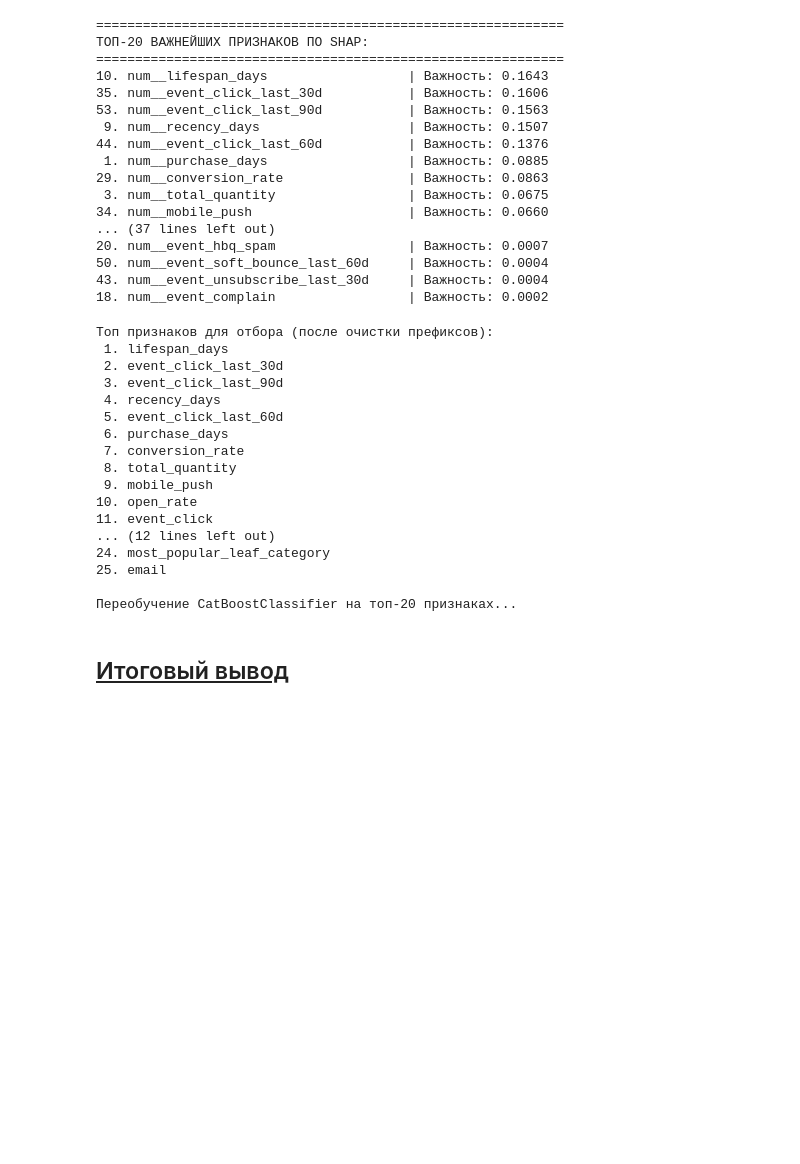
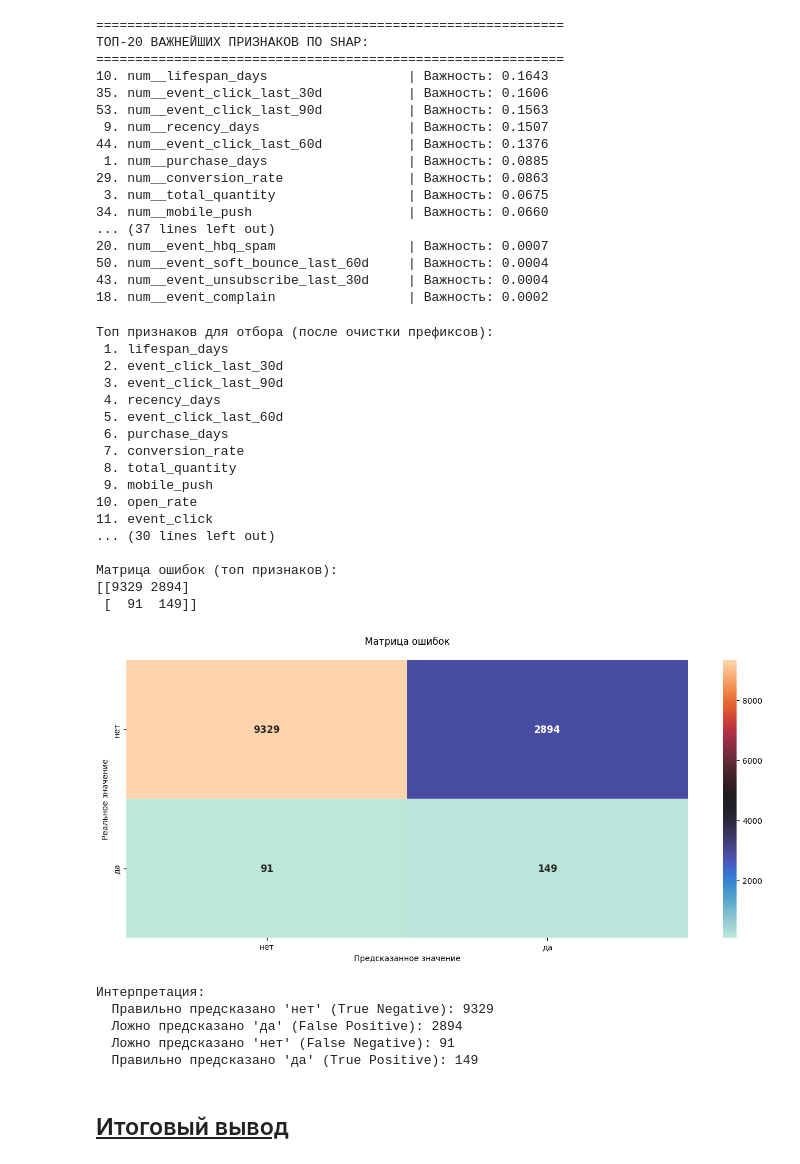
Before and after one commit to Torward1024/MarketplaceML, a Jupyter notebook: notebook.ipynb, the cells around one changed output. Saved outputs shown, nothing was run; the diff lists cells and outputs as text; code cells hidden in the pictures; blank space fills up the shorter version.

```diff
--- a/notebook.ipynb
+++ b/notebook.ipynb
@@ -2667,7 +2663,7 @@ for i, row in feature_importance.head(50).iterrows():
 18. num__event_complain                 | Важность: 0.0002
 # %%
 # Получаем список топ признаков из SHAP анализа
-top_features = feature_importance.head(25)['feature'].tolist()
+top_features = feature_importance.head(30)['feature'].tolist()
 
 # Убираем префиксы 'num__' и 'cat__' из названий признаков
 top_features_clean = [feature.replace('num__', '').replace('cat__', '') for feature in top_features]
@@ -2712,36 +2708,42 @@ roc_auc_top = roc_auc_score(y_test, y_pred_proba_top)
 average_precision_top = average_precision_score(y_test, y_pred_proba_top)
 
 print(f"\nМетрики на тестовой выборке для модели с топ признаками:")
 print(f"Accuracy: {accuracy_top:.4f}")
 print(f"Precision: {precision_top:.4f}")
 print(f"Recall: {recall_top:.4f}")
 print(f"F1-score: {f1_top:.4f}")
 print(f"F2-score: {f2_top:.4f}")
 print(f"ROC-AUC: {roc_auc_top:.4f}")
 print(f"Average Precision: {average_precision_top:.4f}")
 
 # Матрица ошибок для модели с топ признаками
 print("\nМатрица ошибок (топ признаков):")
 cm_top = confusion_matrix(y_test, y_pred_top)
 print(cm_top)
 plot_confusion_matrix(cm_top)
 # %% [output]
 Топ признаков для отбора (после очистки префиксов):
  1. lifespan_days
  2. event_click_last_30d
  3. event_click_last_90d
  4. recency_days
  5. event_click_last_60d
  6. purchase_days
  7. conversion_rate
  8. total_quantity
  9. mobile_push
 10. open_rate
 11. event_click
-... (12 lines left out)
-24. most_popular_leaf_category
-25. email
+... (30 lines left out)
 
-Переобучение CatBoostClassifier на топ-20 признаках...
+Матрица ошибок (топ признаков):
+[[9329 2894]
+ [  91  149]]
+[figure, added]
+Интерпретация:
+  Правильно предсказано 'нет' (True Negative): 9329
+  Ложно предсказано 'да' (False Positive): 2894
+  Ложно предсказано 'нет' (False Negative): 91
+  Правильно предсказано 'да' (True Positive): 149
 # %% [markdown]
 ## <u>Итоговый вывод</u>
```
Also changed, not shown: parts of 1 cell of this notebook.
